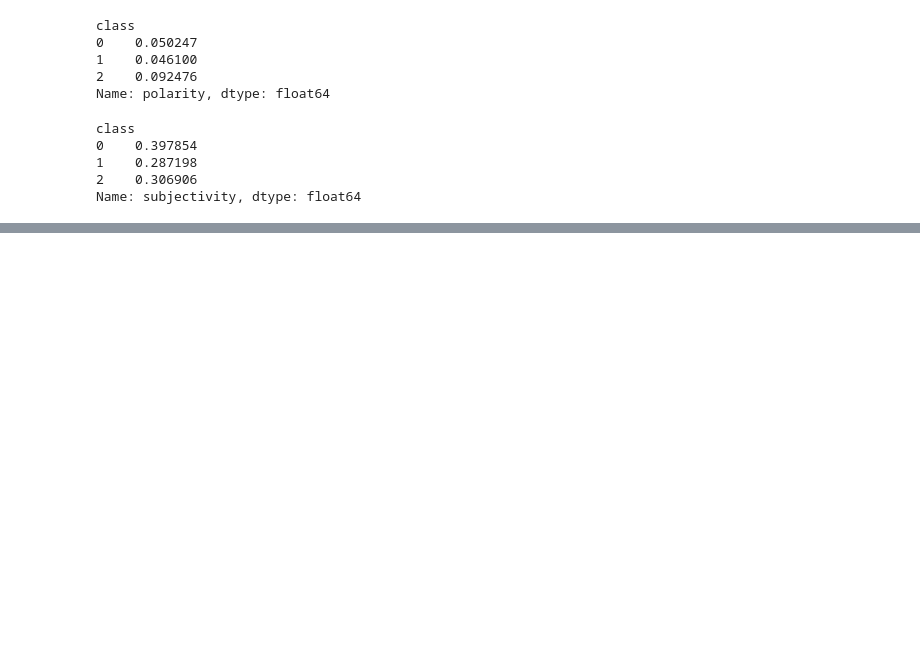
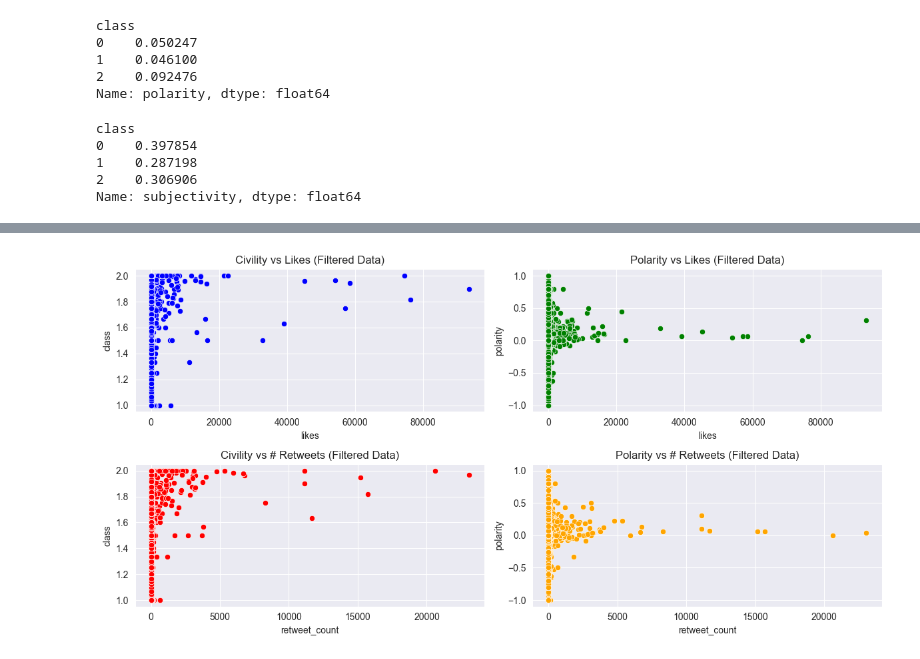
Before and after one commit to GhazaleZe/Political-Polarization-in-Comments, a Jupyter notebook: Civility.ipynb, the cells around one changed output, grey strips where cells are left out. Saved outputs shown, nothing was run; the diff lists cells and outputs as text; code cells hidden in the pictures; blank space fills up the shorter version.

```diff
--- a/Civility.ipynb
+++ b/Civility.ipynb
@@ -312,0 +347,31 @@ plt.show()
+# %%
+import matplotlib.pyplot as plt
+import seaborn as sns
+
+plt.figure(figsize=(12, 6))
+
+# Civility vs Likes (Filtered Data)
+plt.subplot(2, 2, 1)
+sns.scatterplot(x='likes', y='class', color='blue', data=final_biden_filtered)
+plt.title('Civility vs Likes (Filtered Data)')
+
+# Polarity vs Likes (Filtered Data)
+plt.subplot(2, 2, 2)
+sns.scatterplot(x='likes', y='polarity', color='green', data=final_biden_filtered)
+plt.title('Polarity vs Likes (Filtered Data)')
+
+plt.subplot(2, 2, 3)
+sns.scatterplot(x='retweet_count', y='class', color='red', data=final_biden_filtered)
+plt.title('Civility vs # Retweets (Filtered Data)')
+
+plt.subplot(2, 2, 4)
+sns.scatterplot(x='retweet_count', y='polarity', color='orange', data=final_biden_filtered)
+plt.title('Polarity vs # Retweets (Filtered Data)')
+
+plt.tight_layout()  # Adjust layout to prevent overlap
+
+# Save the combined plot for filtered data
+plt.savefig('combined_scatter_plots_filtered_biden_color.png')
+plt.show()
+# %% [output]
+[figure, added]
```
Also changed, not shown: parts of 4 cells of this notebook.
